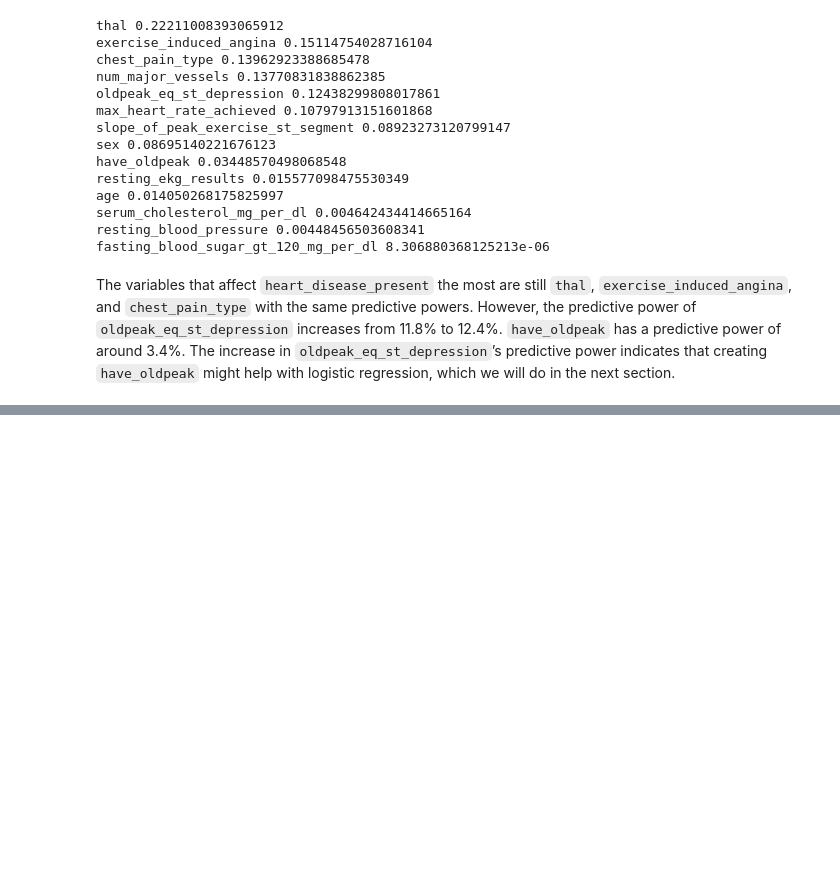
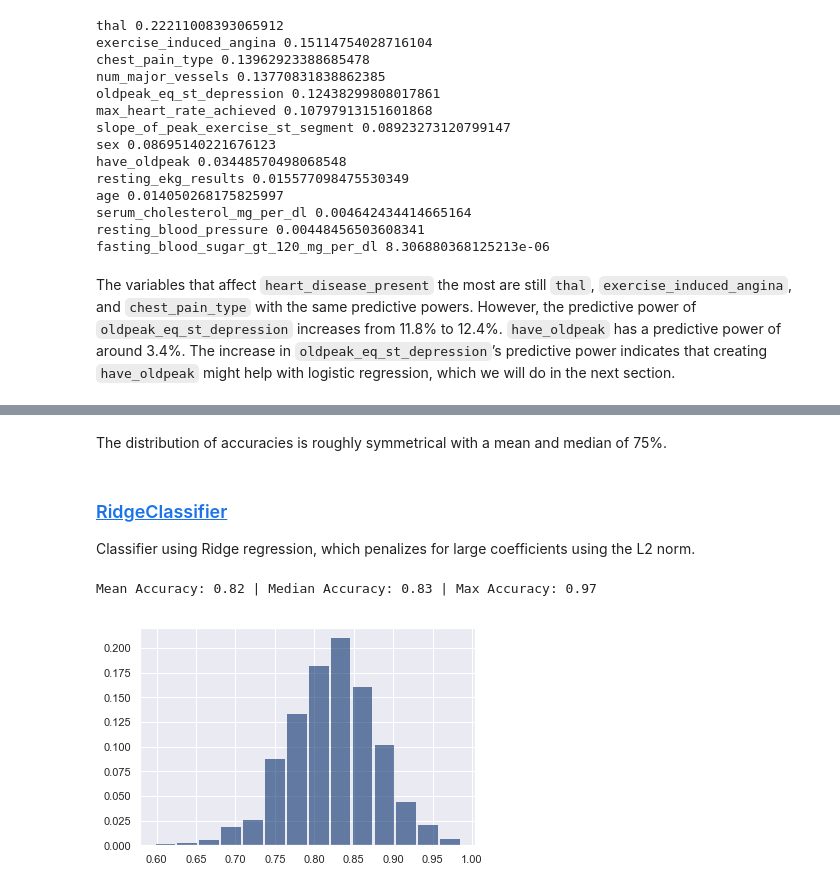
Before and after one commit to coverney/ThinkStats2, a Jupyter notebook: project3/project3.ipynb, the cells around one changed output, grey strips where cells are left out. Drawn from its saved outputs; the diff is of its cells as text; code cells hidden in the pictures; blank space fills up the shorter version.

```diff
--- a/project3/project3.ipynb
+++ b/project3/project3.ipynb
@@ -502,0 +605,12 @@ The variables that affect `heart_disease_present` the most are still `thal`, `ex
+# %% [markdown]
+The distribution of accuracies is roughly symmetrical with a mean and median of 75%.
+# %% [markdown]
+### [RidgeClassifier](https://scikit-learn.org/stable/modules/generated/sklearn.linear_model.RidgeClassifier.html)
+
+Classifier using Ridge regression, which penalizes for large coefficients using the L2 norm.
+# %%
+accs = GetAccuracyDist(x, y, RidgeClassifier(normalize=True))
+accs_df['Ridge'] = accs
+# %% [output]
+Mean Accuracy: 0.82 | Median Accuracy: 0.83 | Max Accuracy: 0.97
+[figure, added]
```
Also changed, not shown: parts of 41 cells of this notebook.
